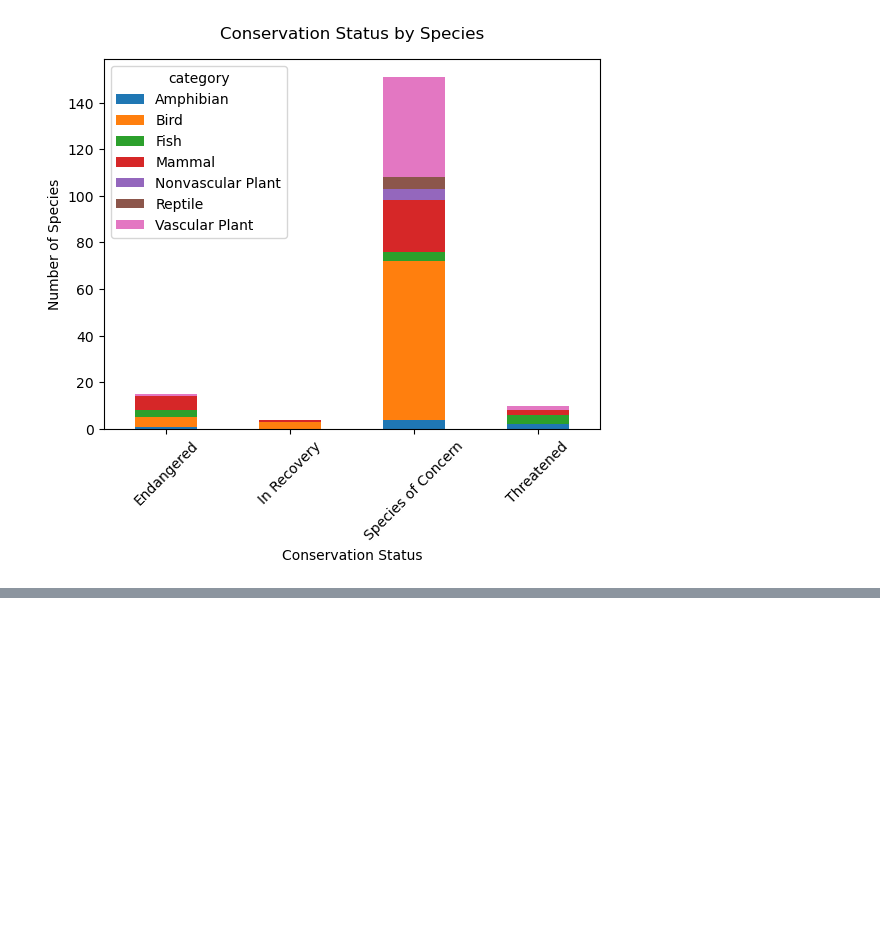
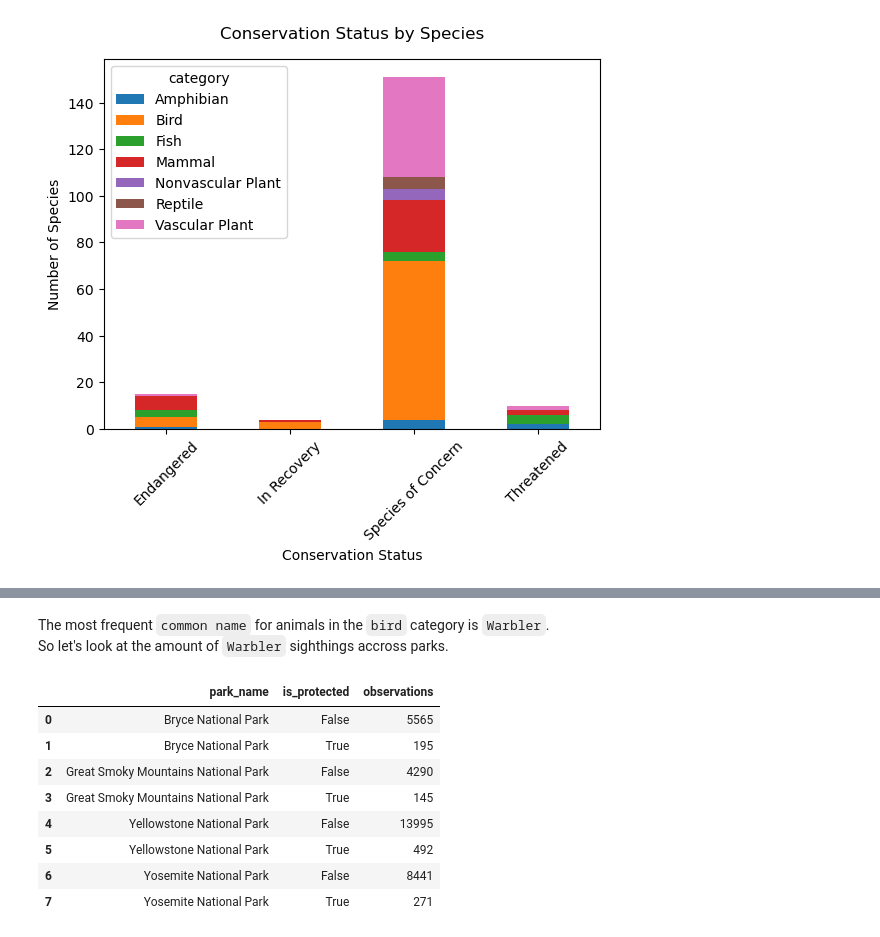
Before and after one commit to bruno-pezzolo/Codecademy-Biodiversity, a Jupyter notebook: notebook/biodiversity_analysis.ipynb, the cells around one changed output, grey strips where cells are left out. Saved outputs shown, nothing was run; the diff lists cells and outputs as text; code cells hidden in the pictures; blank space fills up the shorter version.

```diff
--- a/notebook/biodiversity_analysis.ipynb
+++ b/notebook/biodiversity_analysis.ipynb
@@ -259,0 +300,3 @@ plt.close('all')
+# %% [markdown]
+The most frequent `common name` for animals in the `bird` category is `Warbler`.<br>
+So let's look at the amount of `Warbler` sighthings accross parks.
@@ -259,0 +326,15 @@ plt.close('all')
+# %%
+category = 'Bird'
+common_name = 'Warbler'
+protected_by_parks_df = create_protected_by_parks_df(category, common_name)
+protected_by_parks_df
+# %% [output]
+|  | park_name | is_protected | observations |
+| 0 | Bryce National Park | False | 5565 |
+| 1 | Bryce National Park | True | 195 |
+| 2 | Great Smoky Mountains National Park | False | 4290 |
+| 3 | Great Smoky Mountains National Park | True | 145 |
+| 4 | Yellowstone National Park | False | 13995 |
+| 5 | Yellowstone National Park | True | 492 |
+| 6 | Yosemite National Park | False | 8441 |
+| 7 | Yosemite National Park | True | 271 |
```
Also changed, not shown: parts of 14 cells of this notebook.
